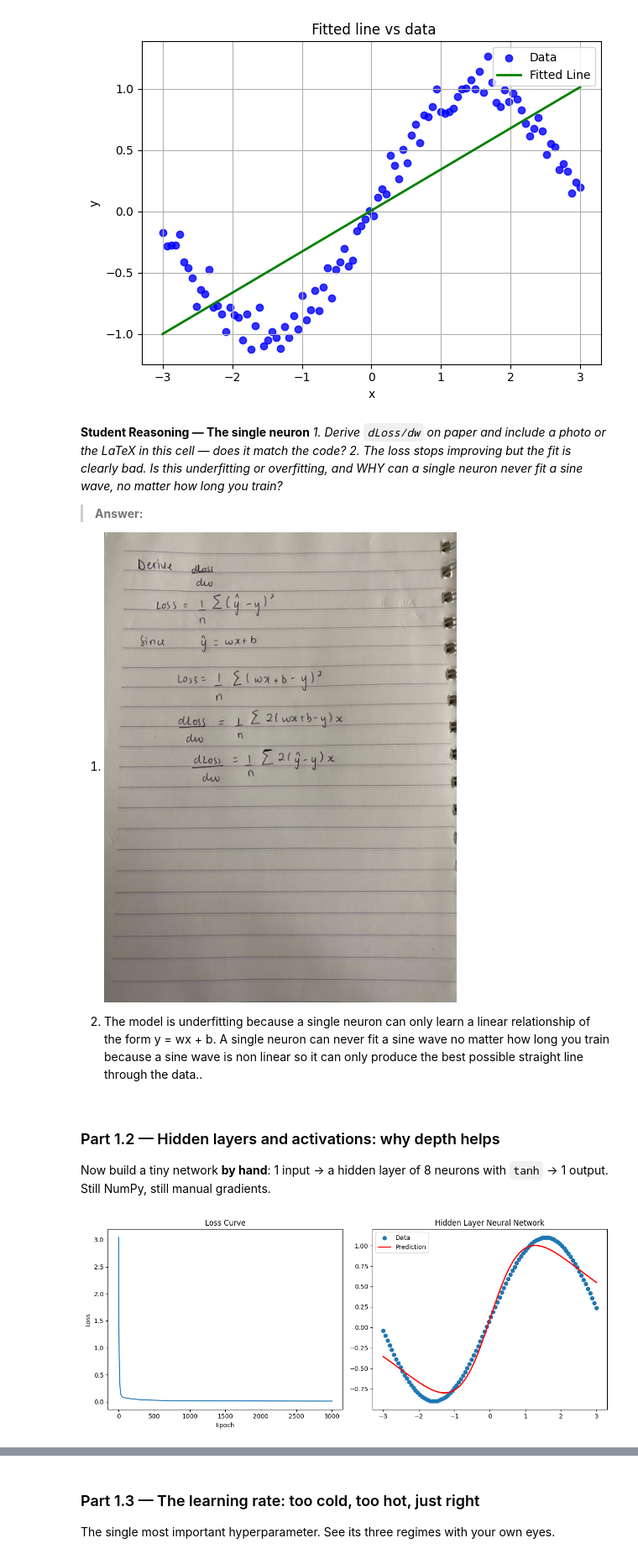
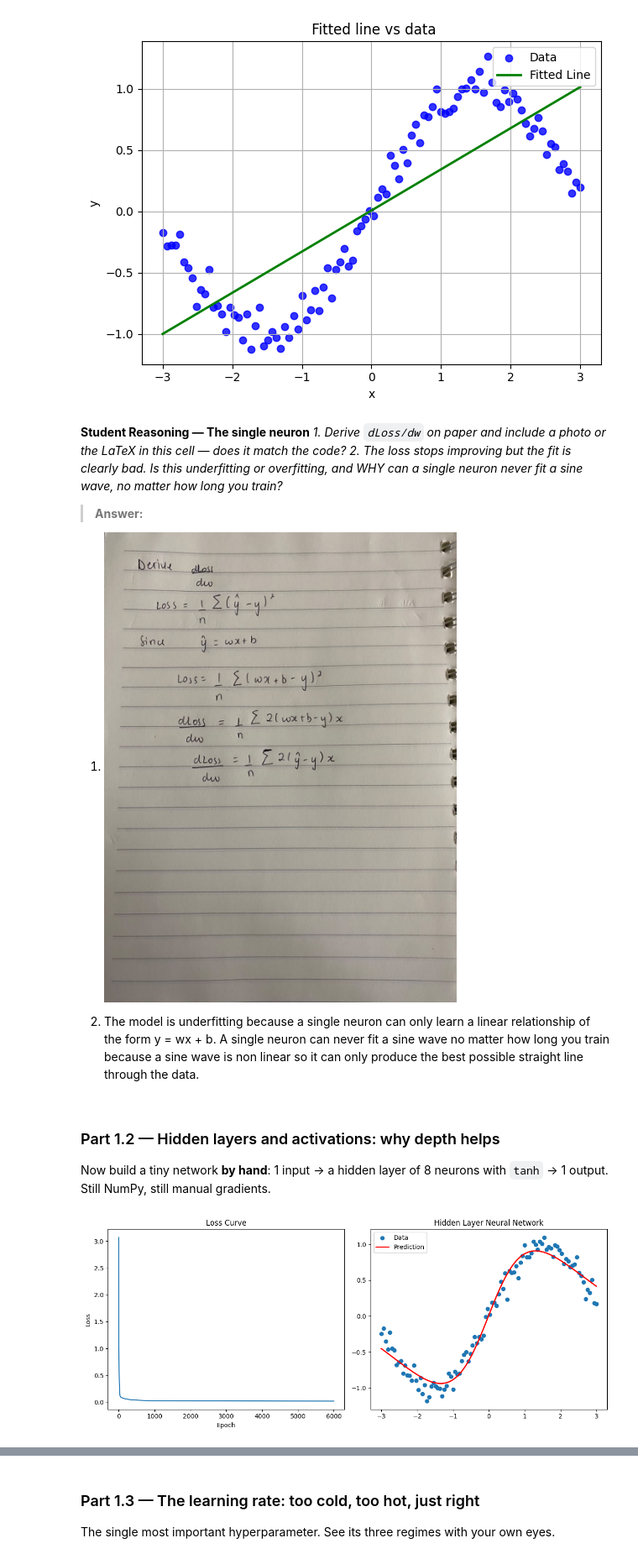
Before and after one commit to victoriabrowwn/lab---3, a Jupyter notebook: Lab_3.ipynb, the cells around one changed output, grey strips where cells are left out. Shown at 84% size. Cells and saved outputs as stored; diff of their text form; code cells hidden in the pictures.

```diff
--- a/Lab_3.ipynb
+++ b/Lab_3.ipynb
@@ -136,14 +136,12 @@ and WHY can a single neuron never fit a sine wave, no matter how long you train?
 > **Answer:**
 1. ![WhatsApp Image 2026-07-28 at 10.02.48 PM.jpeg](embedded-picture-1)
 
-2. The model is underfitting because a single neuron can only learn a linear relationship of the form y = wx + b. A single neuron can never fit a sine wave no matter how long you train because a sine wave is non linear so it can only produce the best possible straight line through the data..
+2. The model is underfitting because a single neuron can only learn a linear relationship of the form y = wx + b. A single neuron can never fit a sine wave no matter how long you train because a sine wave is non linear so it can only produce the best possible straight line through the data.
 # %% [markdown]
 ### Part 1.2 — Hidden layers and activations: why depth helps
 Now build a tiny network **by hand**: 1 input -> a hidden layer of 8 neurons with `tanh` ->
 1 output. Still NumPy, still manual gradients.
 # %%
-x = x.reshape(-1, 1)
-y = y.reshape(-1, 1)
 # TODO: Initialise parameters
 np.random.seed(42)
 W1 = np.random.randn(1, 8) * 0.5
@@ -151,8 +149,13 @@ b1 = np.zeros(8)
 W2 = np.random.randn(8, 1) * 0.5
 b2 = np.zeros(1)
 
+x = np.linspace(-3, 3, 100)
+y = np.sin(x) + np.random.normal(0, 0.1, 100)
+
+x = x.reshape(-1, 1)
+y = y.reshape(-1, 1)
+
 lr = 0.01
-steps = 3000
 losses = []
 
 # TODO: Implement ONE gradient-descent step by hand, then loop it for ~3000 steps:
@@ -162,12 +165,39 @@ losses = []
 #   Small random values (e.g. np.random.randn(...) * 0.5)
 
 # TODO: Forward pass (keep the intermediate values — you need them for backprop):
+for epoch in range(3000):
 
-z1 = x @ W1 + b1        # pre-activation, shape (100, 8)
-h  = np.tanh(z1)        # activation
-y_hat = h @ W2 + b2     # output, shape (100, 1)
+    # Forward pass
+    z1 = x @ W1 + b1
+    h = np.tanh(z1)
+    y_hat = h @ W2 + b2
 
-loss  = np.mean((y_hat - y) ** 2)
+    # Loss
+    loss = np.mean((y_hat - y) ** 2)
+
+    # Backpropagation
+
+    d_yhat = 2 * (y_hat - y) / len(y)
+
+    dW2 = h.T @ d_yhat
+    db2 = d_yhat.sum(axis=0)
+
+    dh = d_yhat @ W2.T
+
+    dz1 = dh * (1 - np.tanh(z1) ** 2)
+
+    dW1 = x.T @ dz1
+    db1 = dz1.sum(axis=0)
+
+    # Gradient descent update
+
+    W1 -= lr * dW1
+    b1 -= lr * db1
+
+    W2 -= lr * dW2
+    b2 -= lr * db2
+
+    losses.append(loss)
 
 # TODO: Backward pass (the chain rule, layer by layer):
 d_yhat = 2 * (y_hat - y) / len(y)
@@ -181,14 +211,9 @@ db1 = dz1.sum(axis=0)
 
 # TODO: Update all parameters with learning rate lr, loop for ~3000 steps,
 #   record the loss.
-W1 -= lr * dW1
-b1 -= lr * db1
-W2 -= lr * dW2
-b2 -= lr * db2
-losses.append(loss)
 
 # TRAIN THE NETWORK
-for step in range(steps):
+for step in range(3000):
 
     # Forward pass
     z1 = x @ W1 + b1
@@ -210,34 +235,34 @@ for step in range(steps):
     dW1 = x.T @ dz1
     db1 = dz1.sum(axis=0)
 
     # Gradient descent
     W1 -= lr * dW1
     b1 -= lr * db1
 
     W2 -= lr * dW2
     b2 -= lr * db2
 
     losses.append(loss)
 
 # TODO: Plot the loss curve AND the final fit over the data.
 plt.figure(figsize=(12, 5))
 plt.subplot(1, 2, 1)
 plt.plot(losses)
 plt.xlabel('Epoch')
 plt.ylabel('Loss')
 plt.title('Loss Curve')
 
 plt.subplot(1, 2, 2)
 plt.scatter(x, y, label="Data")
 plt.plot(x, y_hat, color="red", linewidth=2, label="Prediction")
 plt.legend()
 plt.title("Hidden Layer Neural Network")
 
 plt.tight_layout()
 plt.show()
 #   Then re-run with the tanh REMOVED (h = z1). What happens to the fit?
 # %% [output]
-[figure, old version]
+[figure, new version]
 # %% [markdown]
 **Student Reasoning — Depth and activations**
 *1. With tanh removed, the deep network fits no better than the single neuron of Part 1.1.
```
Also changed, not shown: parts of 1 cell of this notebook.
